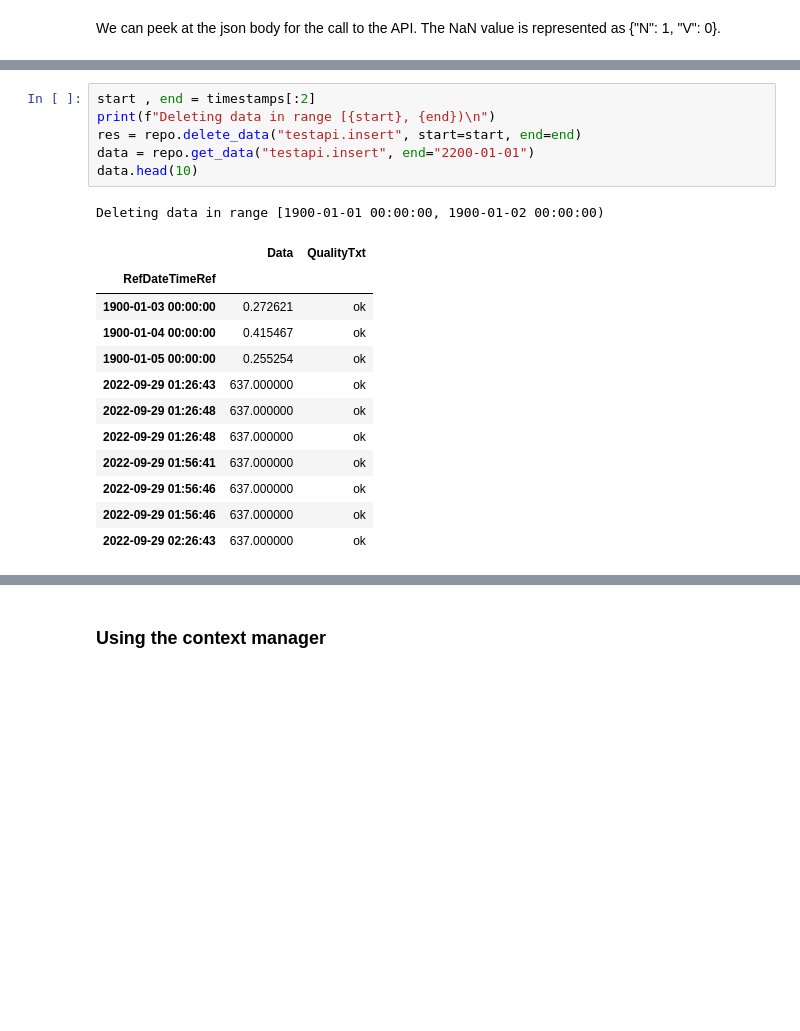
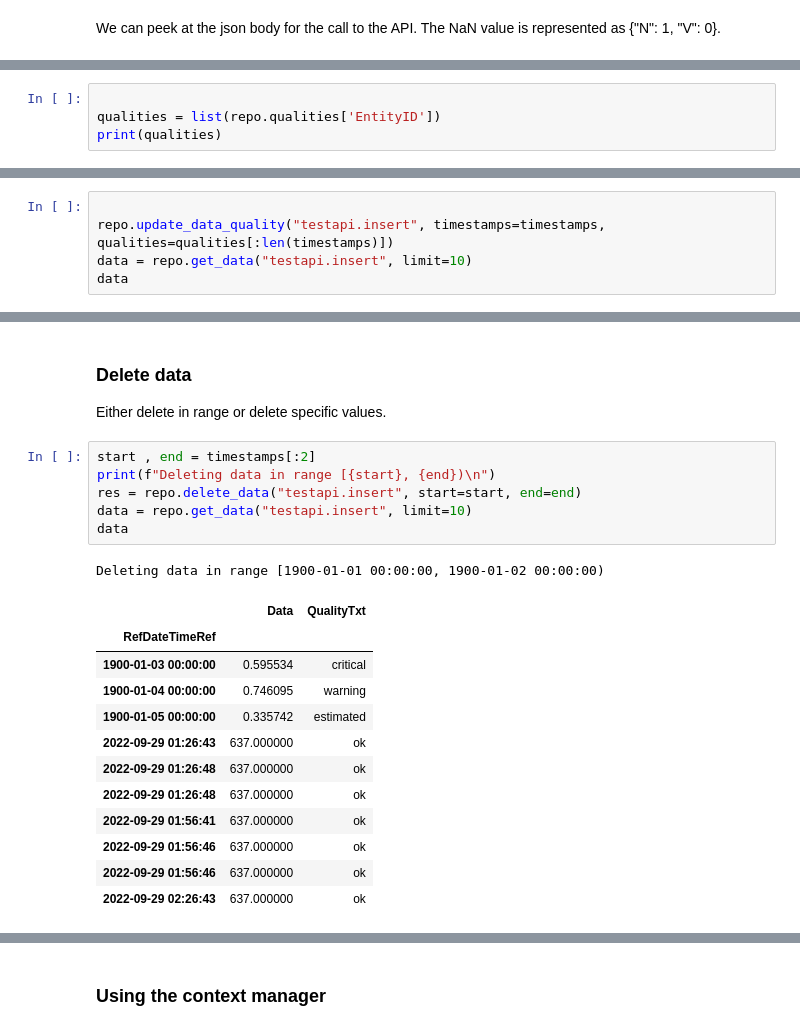
Before and after one commit to DHI/watobs, a Jupyter notebook: notebooks/DIMSFARM_example.ipynb, the cells around one changed output, grey strips where cells are left out. Cells and saved outputs as stored; diff of their text form; blank space fills up the shorter version.

Commit message:
Add update_data_quality

```diff
--- a/notebooks/DIMSFARM_example.ipynb
+++ b/notebooks/DIMSFARM_example.ipynb
@@ -139,0 +139,4 @@ json.loads(res.request.body)
+# %%
+
+qualities = list(repo.qualities['EntityID'])
+print(qualities)
@@ -139,0 +145,5 @@ json.loads(res.request.body)
+# %%
+
+repo.update_data_quality("testapi.insert", timestamps=timestamps, qualities=qualities[:len(timestamps)])
+data = repo.get_data("testapi.insert", limit=10)
+data
@@ -140,16 +163,20 @@ json.loads(res.request.body)
+# %% [markdown]
+### Delete data
+
+Either delete in range or delete specific values.
 # %%
 start , end = timestamps[:2]
 print(f"Deleting data in range [{start}, {end})\n")
 res = repo.delete_data("testapi.insert", start=start, end=end)
-data = repo.get_data("testapi.insert", end="2200-01-01")
-data.head(10)
+data = repo.get_data("testapi.insert", limit=10)
+data
 # %% [output]
 Deleting data in range [1900-01-01 00:00:00, 1900-01-02 00:00:00)
 |  | Data | QualityTxt |
 | RefDateTimeRef |  |  |
-| 1900-01-03 00:00:00 | 0.272621 | ok |
-| 1900-01-04 00:00:00 | 0.415467 | ok |
-| 1900-01-05 00:00:00 | 0.255254 | ok |
+| 1900-01-03 00:00:00 | 0.595534 | critical |
+| 1900-01-04 00:00:00 | 0.746095 | warning |
+| 1900-01-05 00:00:00 | 0.335742 | estimated |
 | 2022-09-29 01:26:43 | 637.000000 | ok |
 | 2022-09-29 01:26:48 | 637.000000 | ok |
 | 2022-09-29 01:26:48 | 637.000000 | ok |
```
Also changed, not shown: parts of 9 cells of this notebook, 2 other files.
